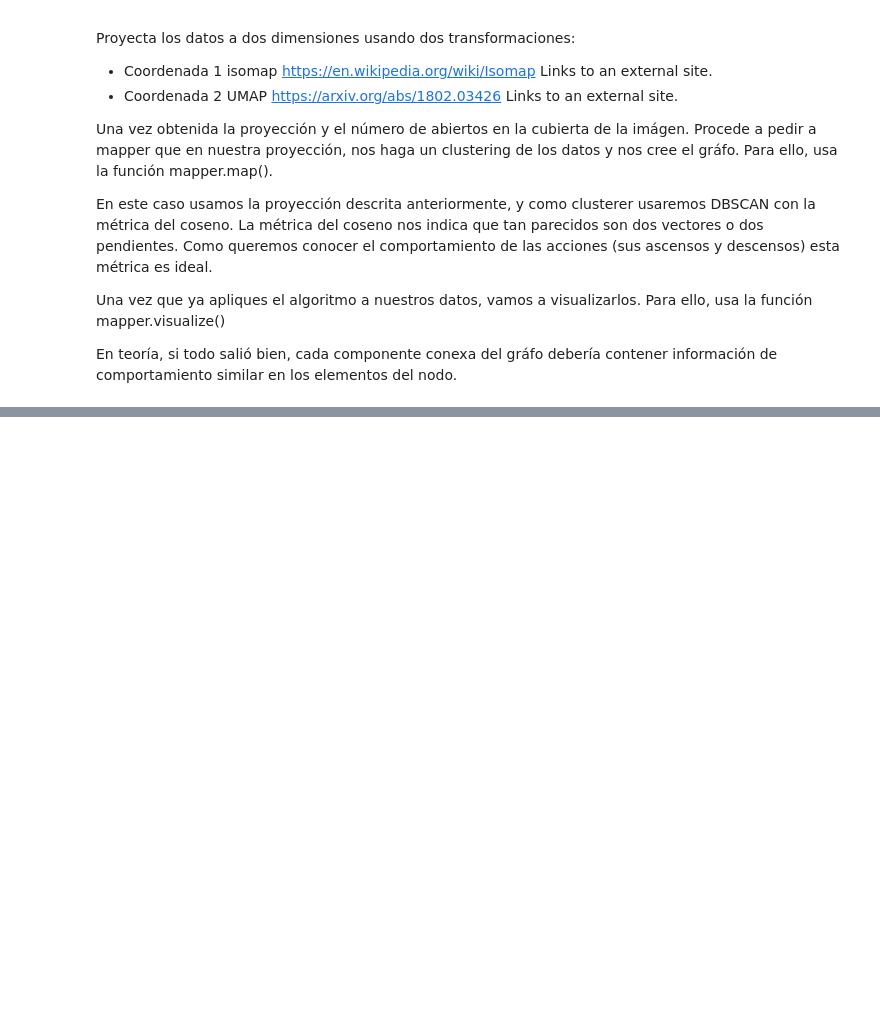
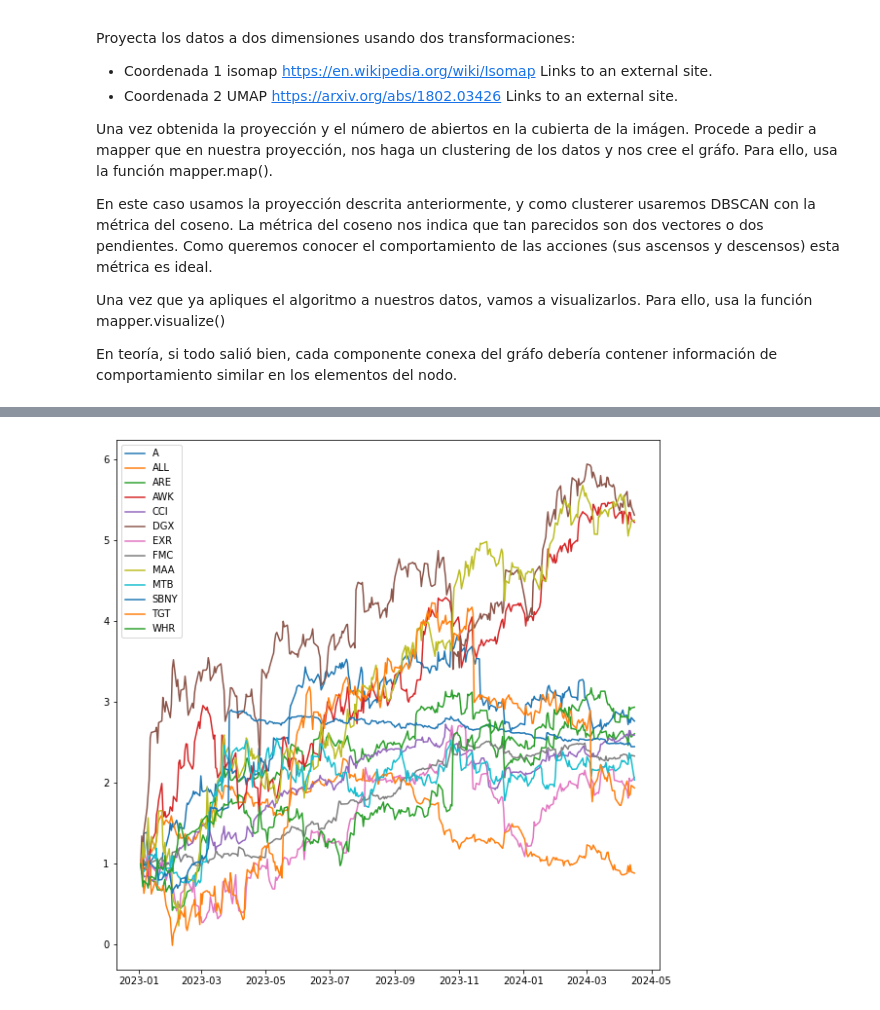
Before and after one commit to CastroMaster10/Applying-the-Mapper-Function, a Jupyter notebook: T3.ipynb, the cells around one changed output, grey strips where cells are left out. Saved outputs shown, nothing was run; the diff lists cells and outputs as text; code cells hidden in the pictures; blank space fills up the shorter version.

```diff
--- a/T3.ipynb
+++ b/T3.ipynb
@@ -242,0 +398,3 @@ En teoría, si todo salió bien, cada componente conexa del gráfo debería cont
+# %%
+values_list = list(G["nodes"].values())
+len(values_list)
@@ -242,0 +405,16 @@ En teoría, si todo salió bien, cada componente conexa del gráfo debería cont
+# %%
+def categorize_rows(dataframe, index_lists):
+    # Initialize a new 'Category' column with NaN values
+    dataframe['Category'] = np.nan
+
+    # Assign categories based on the index of the DataFrame
+    for category, indices in enumerate(index_lists):
+        # Filter indices that are present in the dataframe index
+        valid_indices = [idx for idx in indices if idx in list(range(len(dataframe.index)))]
+        # Assign category
+        for valid_index in valid_indices:
+            dataframe.iloc[valid_index,-1] = int(category)
+
+    return dataframe
+# %%
+closing_prices_transpose_roi_nodes =  categorize_rows(closing_prices_transpose_roi,values_list)
@@ -242,0 +437,6 @@ En teoría, si todo salió bien, cada componente conexa del gráfo debería cont
+# %%
+#Graficar los del nodo 4
+
+nodo4 = closing_prices_transpose_roi_nodes[closing_prices_transpose_roi_nodes["Category"] == 4]
+nodo4 = nodo4.iloc[:, :-1]
+nodo4 = nodo4.T
@@ -242,0 +458,7 @@ En teoría, si todo salió bien, cada componente conexa del gráfo debería cont
+# %%
+plt.figure(figsize=(10,10))
+plt.plot(nodo4)
+plt.legend(nodo4.columns)
+plt.show()
+# %% [output]
+[figure, added]
```
Also changed, not shown: parts of 38 cells of this notebook, 2 other files.
